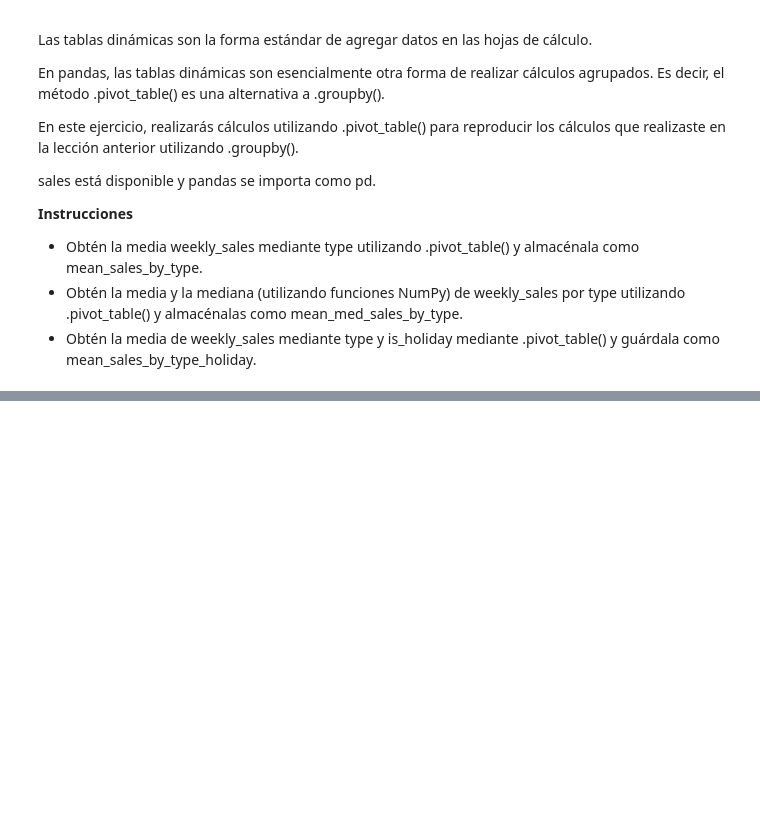
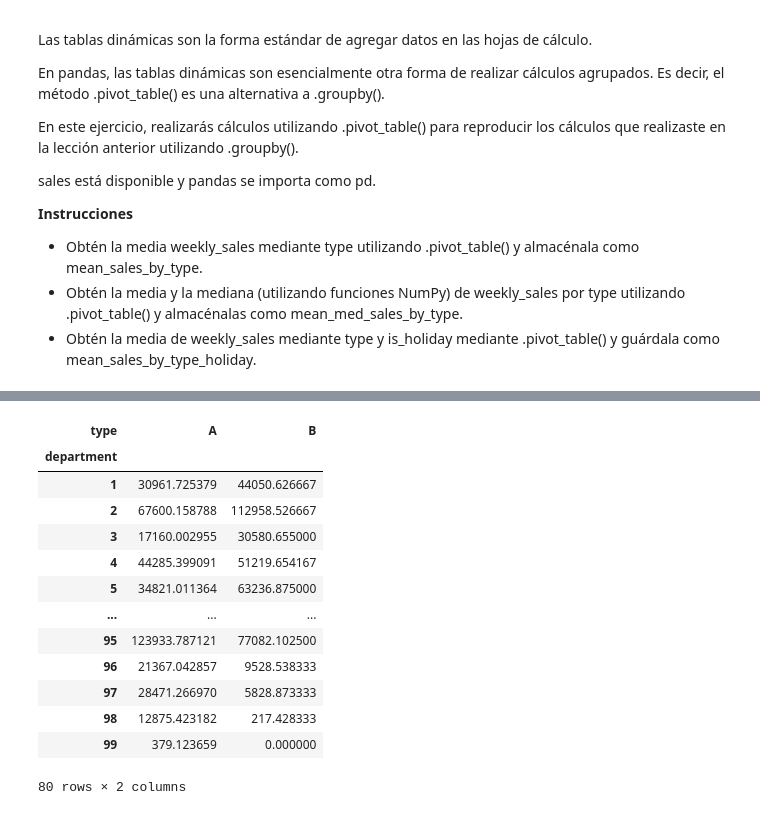
Before and after one commit to JoseOswaldo002/AnaliticadeDatosNegociosDigitales, a Jupyter notebook: 03-Tratamiento_y_exloracion_de_los_datos/02-Manipulacion_Datos_Pandas/07-Aggregating-DataFrames.ipynb, the cells around one changed output, grey strips where cells are left out. Drawn from its saved outputs; the diff is of its cells as text; code cells hidden in the pictures; blank space fills up the shorter version.

```diff
--- a/03-Tratamiento_y_exloracion_de_los_datos/02-Manipulacion_Datos_Pandas/07-Aggregating-DataFrames.ipynb
+++ b/03-Tratamiento_y_exloracion_de_los_datos/02-Manipulacion_Datos_Pandas/07-Aggregating-DataFrames.ipynb
@@ -601,0 +671,19 @@ sales está disponible y pandas se importa como pd.
+# %%
+# 1. Imprime la media weekly_sales por department y type, completando los valores que falten con 0.
+
+sales.pivot_table(values='weekly_sales', index='department', columns='type',fill_value=0)
+# %% [output]
+| type | A | B |
+| department |  |  |
+| 1 | 30961.725379 | 44050.626667 |
+| 2 | 67600.158788 | 112958.526667 |
+| 3 | 17160.002955 | 30580.655000 |
+| 4 | 44285.399091 | 51219.654167 |
+| 5 | 34821.011364 | 63236.875000 |
+| ... | ... | ... |
+| 95 | 123933.787121 | 77082.102500 |
+| 96 | 21367.042857 | 9528.538333 |
+| 97 | 28471.266970 | 5828.873333 |
+| 98 | 12875.423182 | 217.428333 |
+| 99 | 379.123659 | 0.000000 |
+80 rows × 2 columns
```
Also changed, not shown: parts of 11 cells of this notebook, 12 other files.
